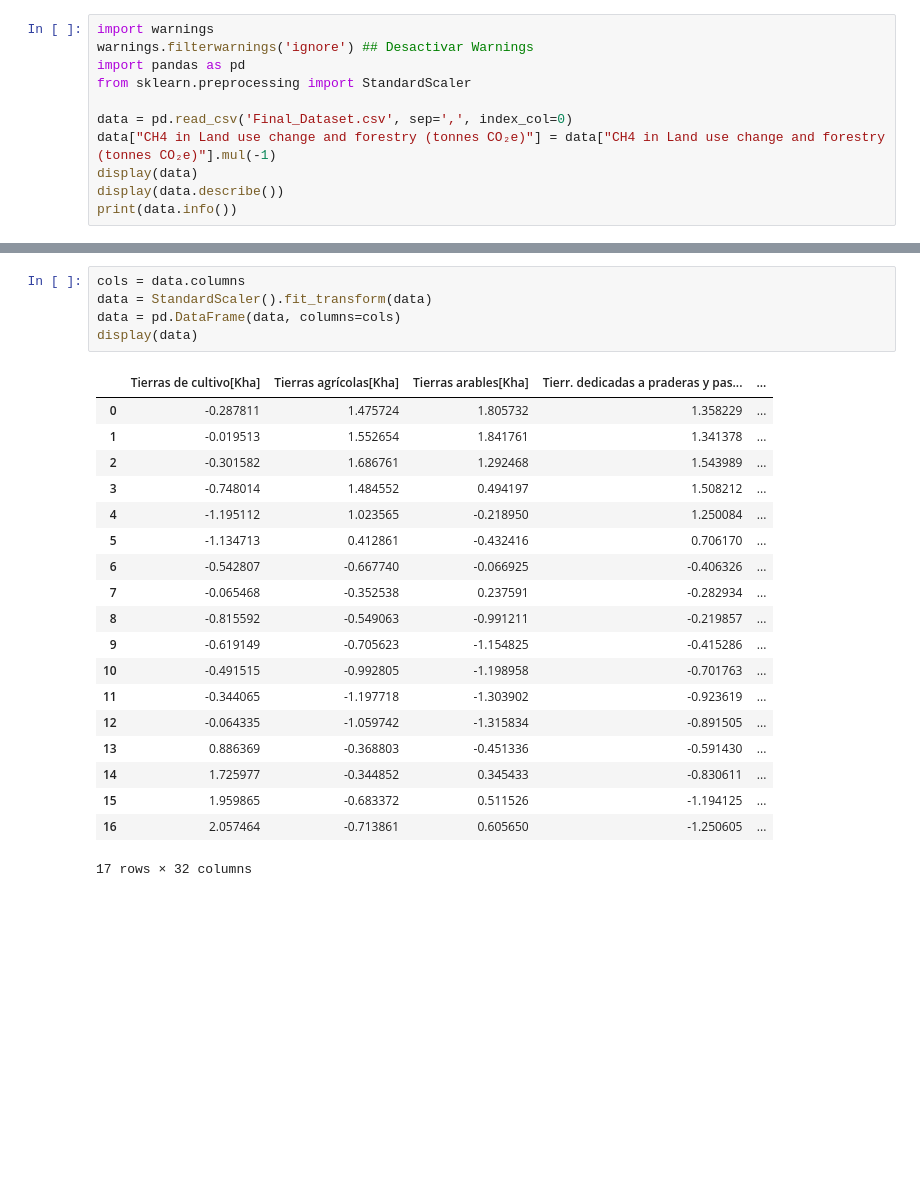
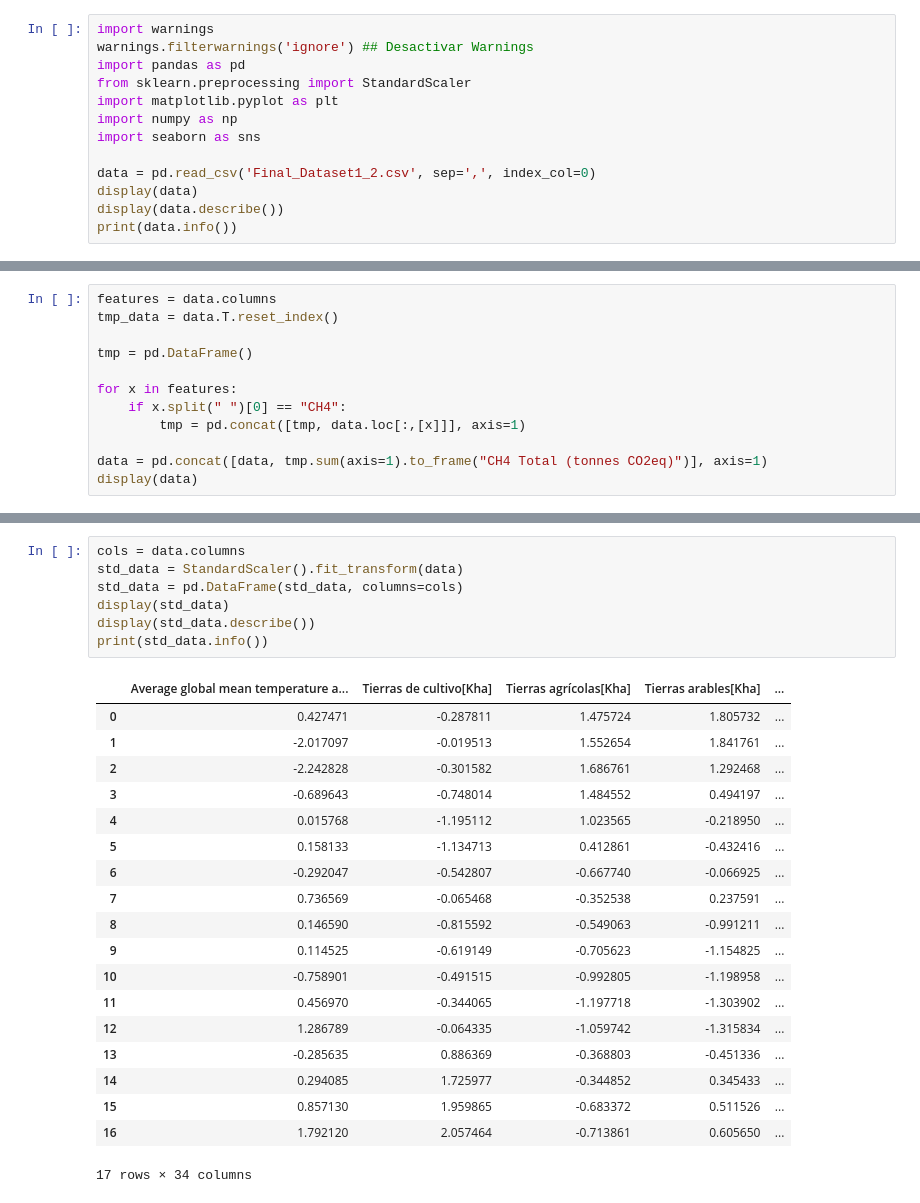
Before and after one commit to k1ltr0h/Proyecto_DataMining, a Jupyter notebook: Proyecto.ipynb, the cells around one changed output, grey strips where cells are left out. Drawn from its saved outputs; the diff is of its cells as text; blank space fills up the shorter version.

```diff
--- a/Proyecto.ipynb
+++ b/Proyecto.ipynb
@@ -3,9 +3,11 @@ import warnings
 warnings.filterwarnings('ignore') ## Desactivar Warnings
 import pandas as pd
 from sklearn.preprocessing import StandardScaler
+import matplotlib.pyplot as plt
+import numpy as np
+import seaborn as sns
 
-data = pd.read_csv('Final_Dataset.csv', sep=',', index_col=0)
-data["CH4 in Land use change and forestry (tonnes CO₂e)"] = data["CH4 in Land use change and forestry (tonnes CO₂e)"].mul(-1)
+data = pd.read_csv('Final_Dataset1_2.csv', sep=',', index_col=0)
 display(data)
 display(data.describe())
 print(data.info())
@@ -59 +61,13 @@ memory usage: 4.4 KB
 None
+# %%
+features = data.columns
+tmp_data = data.T.reset_index()
+
+tmp = pd.DataFrame()
+
+for x in features:
+    if x.split(" ")[0] == "CH4":
+        tmp = pd.concat([tmp, data.loc[:,[x]]], axis=1)
+
+data = pd.concat([data, tmp.sum(axis=1).to_frame("CH4 Total (tonnes CO2eq)")], axis=1)
+display(data)
@@ -60,25 +95,27 @@ None
 # %%
 cols = data.columns
-data = StandardScaler().fit_transform(data)
-data = pd.DataFrame(data, columns=cols)
-display(data)
+std_data = StandardScaler().fit_transform(data)
+std_data = pd.DataFrame(std_data, columns=cols)
+display(std_data)
+display(std_data.describe())
+print(std_data.info())
 # %% [output]
-|  | Tierras de cultivo[Kha] | Tierras agrícolas[Kha] | Tierras arables[Kha] | Tierr. dedicadas a praderas y pas... | ... |
-| 0 | -0.287811 | 1.475724 | 1.805732 | 1.358229 | ... |
-| 1 | -0.019513 | 1.552654 | 1.841761 | 1.341378 | ... |
-| 2 | -0.301582 | 1.686761 | 1.292468 | 1.543989 | ... |
-| 3 | -0.748014 | 1.484552 | 0.494197 | 1.508212 | ... |
-| 4 | -1.195112 | 1.023565 | -0.218950 | 1.250084 | ... |
-| 5 | -1.134713 | 0.412861 | -0.432416 | 0.706170 | ... |
-| 6 | -0.542807 | -0.667740 | -0.066925 | -0.406326 | ... |
-| 7 | -0.065468 | -0.352538 | 0.237591 | -0.282934 | ... |
-| 8 | -0.815592 | -0.549063 | -0.991211 | -0.219857 | ... |
-| 9 | -0.619149 | -0.705623 | -1.154825 | -0.415286 | ... |
-| 10 | -0.491515 | -0.992805 | -1.198958 | -0.701763 | ... |
-| 11 | -0.344065 | -1.197718 | -1.303902 | -0.923619 | ... |
-| 12 | -0.064335 | -1.059742 | -1.315834 | -0.891505 | ... |
-| 13 | 0.886369 | -0.368803 | -0.451336 | -0.591430 | ... |
-| 14 | 1.725977 | -0.344852 | 0.345433 | -0.830611 | ... |
-| 15 | 1.959865 | -0.683372 | 0.511526 | -1.194125 | ... |
-| 16 | 2.057464 | -0.713861 | 0.605650 | -1.250605 | ... |
+|  | Average global mean temperature a... | Tierras de cultivo[Kha] | Tierras agrícolas[Kha] | Tierras arables[Kha] | ... |
+| 0 | 0.427471 | -0.287811 | 1.475724 | 1.805732 | ... |
+| 1 | -2.017097 | -0.019513 | 1.552654 | 1.841761 | ... |
+| 2 | -2.242828 | -0.301582 | 1.686761 | 1.292468 | ... |
+| 3 | -0.689643 | -0.748014 | 1.484552 | 0.494197 | ... |
+| 4 | 0.015768 | -1.195112 | 1.023565 | -0.218950 | ... |
+| 5 | 0.158133 | -1.134713 | 0.412861 | -0.432416 | ... |
+| 6 | -0.292047 | -0.542807 | -0.667740 | -0.066925 | ... |
+| 7 | 0.736569 | -0.065468 | -0.352538 | 0.237591 | ... |
+| 8 | 0.146590 | -0.815592 | -0.549063 | -0.991211 | ... |
+| 9 | 0.114525 | -0.619149 | -0.705623 | -1.154825 | ... |
+| 10 | -0.758901 | -0.491515 | -0.992805 | -1.198958 | ... |
+| 11 | 0.456970 | -0.344065 | -1.197718 | -1.303902 | ... |
+| 12 | 1.286789 | -0.064335 | -1.059742 | -1.315834 | ... |
+| 13 | -0.285635 | 0.886369 | -0.368803 | -0.451336 | ... |
+| 14 | 0.294085 | 1.725977 | -0.344852 | 0.345433 | ... |
+| 15 | 0.857130 | 1.959865 | -0.683372 | 0.511526 | ... |
+| 16 | 1.792120 | 2.057464 | -0.713861 | 0.605650 | ... |
-17 rows × 32 columns
+17 rows × 34 columns
```
Also changed, not shown: parts of 13 cells of this notebook, 7 other files.
